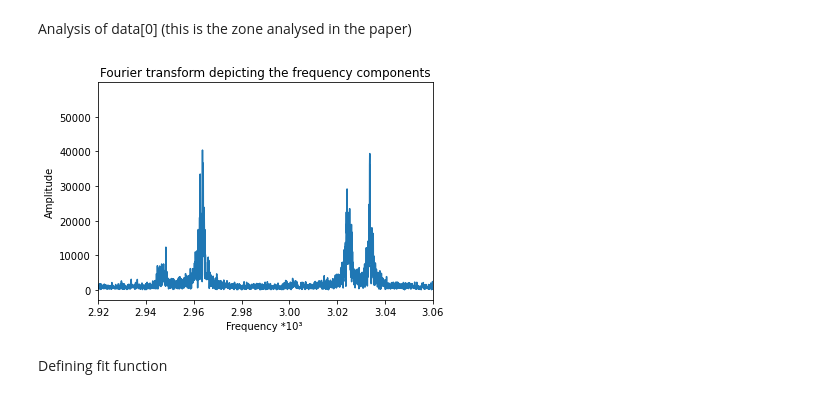
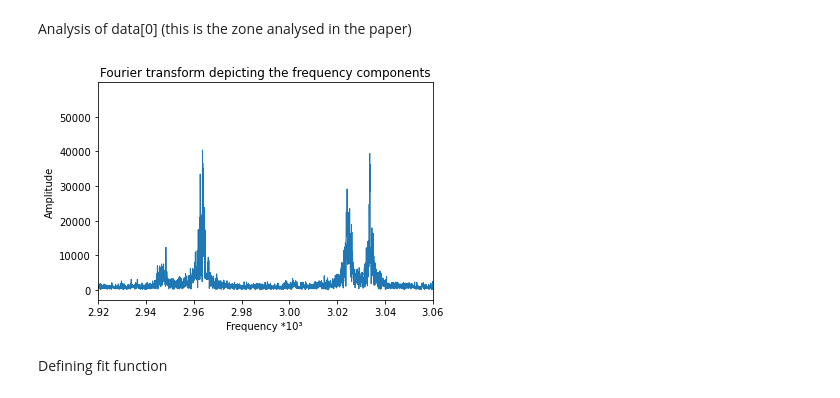
Before and after one commit to rita-png/astrophysics-laboratory, a Jupyter notebook: Sun.ipynb, the cells around one changed output. Cells and saved outputs as stored; diff of their text form; code cells hidden in the pictures.

```diff
--- a/Sun.ipynb
+++ b/Sun.ipynb
@@ -107,9 +109,6 @@ plt_x = np.linspace(0, 182, 790560)
 print(plt_x)
 print(len(plt_x))
 
-"""c = np.full(len(plt_x), 1)
-print(c)"""
-
 
 with plt.style.context('fivethirtyeight'):
     #plt.scatter(plt_x, data[0], linewidth=1,cmap = 'Blues', alpha=0.4,s=5,c=plt_x)
@@ -118,8 +117,35 @@ with plt.style.context('fivethirtyeight'):
     plt.scatter(plt_x, data[0], cmap = 'Blues', alpha=0.8,s=1)
     plt.plot(plt_x, data[0], linewidth=0.1, alpha=0.8)
 
-plt.ylabel('some numbers')
+plt.xlabel('Time (days)')
+plt.ylabel('Residual velocity (m/s)')
 plt.show()
+
+titles = ['Method 1, Photomultiplier 1','Method 1, Photomultiplier 2','Method 2, Photomultiplier 1','Method 2, Photomultiplier 2']
+# making 4 plot image
+with plt.style.context('bmh'):
+
+    plt.rcParams.update({'font.size': 12})
+    plt.rcParams["figure.figsize"] = (10,10)
+
+    fig, ax = plt.subplots(4, 1,figsize=(10, 15))
+    plt.subplots_adjust(hspace=0.5)
+
+
+    for i in range(len(data)):
+
+
+        ax[i].set_title(titles[i])
+
+        ax[i].scatter(plt_x, data[i], cmap = 'Blues', alpha=0.8,s=1)
+
+        ax[i].plot(plt_x, data[i], linewidth=0.1, alpha=0.8)
+
+        ax[i].set_xlabel('Time (days)')
+
+        ax[i].set_ylabel('Velocity')
+
+    plt.show()
 # %% [output]
 [0.00000000e+00 2.30216847e-04 4.60433693e-04 ... 1.81999540e+02
  1.81999770e+02 1.82000000e+02]
@@ -184,22 +227,22 @@ Analysis of data[0] (this is the zone analysed in the paper)
 # %%
 fourierTransform = np.fft.fft(data[0])#/len(data[0])           # Normalize amplitude
 fourierTransform = fourierTransform[range(int(len(data[0])/2))] # Exclude sampling frequency
 
 fig, ax = plt.subplots()
 
 ax.set_xlim([2.920, 3.0600])
 
 ax.set_title('Fourier transform depicting the frequency components')
 
-ax.plot(frequencies, abs(fourierTransform))
+ax.plot(frequencies, abs(fourierTransform),linewidth=1)
 
 ax.set_xlabel('Frequency *10³ ')
 
 ax.set_ylabel('Amplitude')
 
 plt.show()
 # %% [output]
-[figure, old version]
+[figure, new version]
 # %% [markdown]
 Defining fit function
 # %%
```
Also changed, not shown: parts of 3 cells of this notebook.
